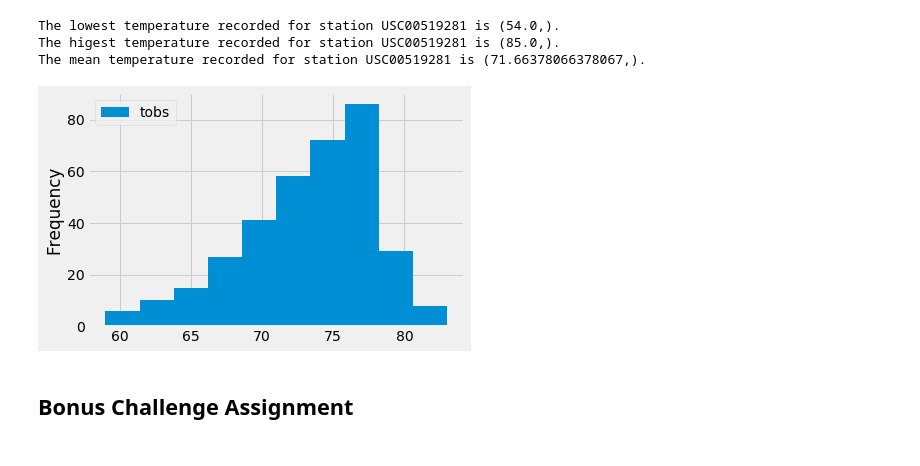
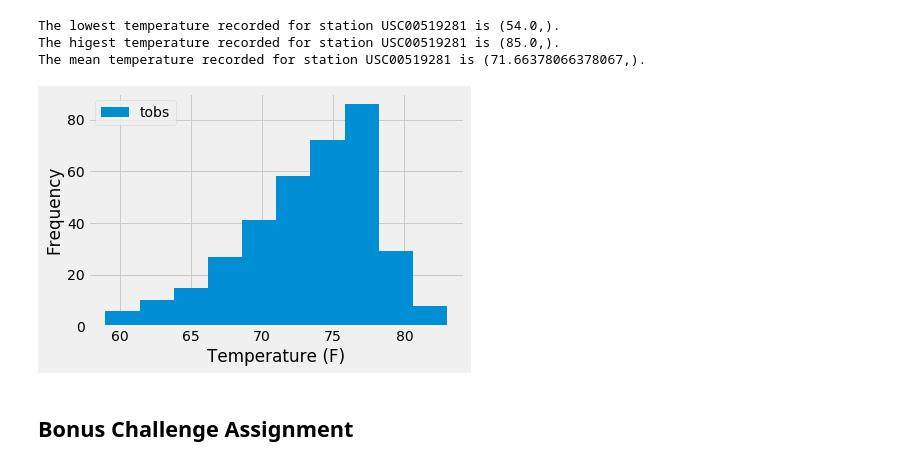
Before and after one commit to sjricketts/sqlalchemy-challenge, a Jupyter notebook: climate.ipynb, the cells around one changed output. Drawn from its saved outputs; the diff is of its cells as text; code cells hidden in the pictures.

```diff
--- a/climate.ipynb
+++ b/climate.ipynb
@@ -142,12 +142,13 @@ The mean temperature recorded for station USC00519281 is (71.66378066378067,).
 # %%
 # Choose the station with the highest number of temperature observations.
 # Query the last 12 months of temperature observation data for this station and plot the results as a histogram
 temp_obs = session.query(Measurement.tobs).filter(Measurement.station == 'USC00519281').filter(Measurement.date >= one_year_ago).all()
 temp_obs_df = pd.DataFrame(temp_obs)
 temp_obs_df.plot(kind="hist")
-plt.xlabel("Temperature ()");
+plt.xlabel("Temperature (F)")
+plt.show();
 # %% [output]
-[figure, old version]
+[figure, new version]
 # %% [markdown]
 ## Bonus Challenge Assignment
 # %%
```
Also changed, not shown: 1 other file.
